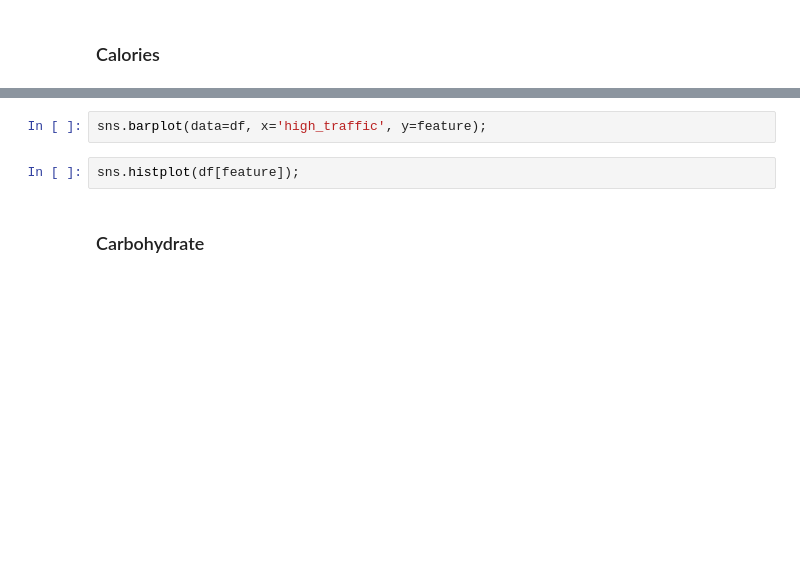
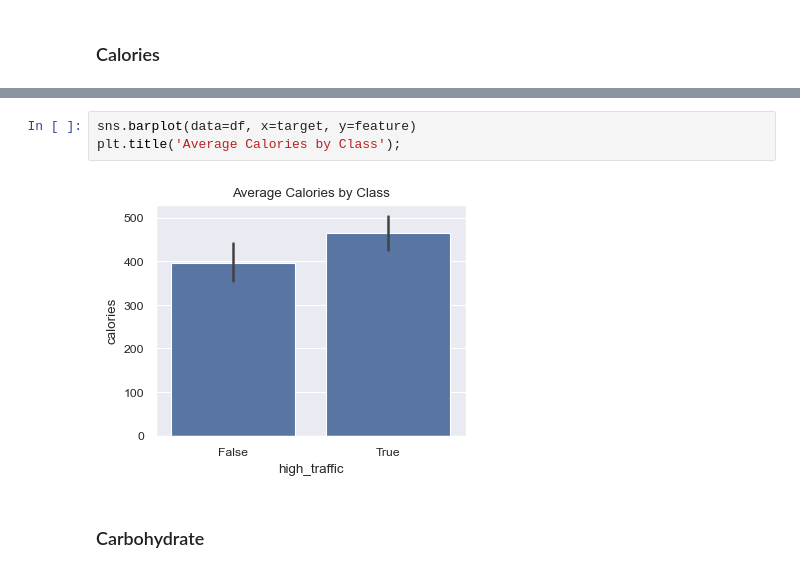
Before and after one commit to sandroarpy/recipe_site_traffic, a Jupyter notebook: notebook.ipynb, the cells around one changed output, grey strips where cells are left out. Saved outputs shown, nothing was run; the diff lists cells and outputs as text; blank space fills up the shorter version.

```diff
--- a/notebook.ipynb
+++ b/notebook.ipynb
@@ -107,6 +181,7 @@ x
 # %%
-sns.barplot(data=df, x='high_traffic', y=feature);
+sns.barplot(data=df, x=target, y=feature)
+plt.title('Average Calories by Class');
+# %% [output]
+[figure, added]
-# %%
-sns.histplot(df[feature]);
 # %% [markdown]
 ### Carbohydrate
```
Also changed, not shown: parts of 72 cells of this notebook.
